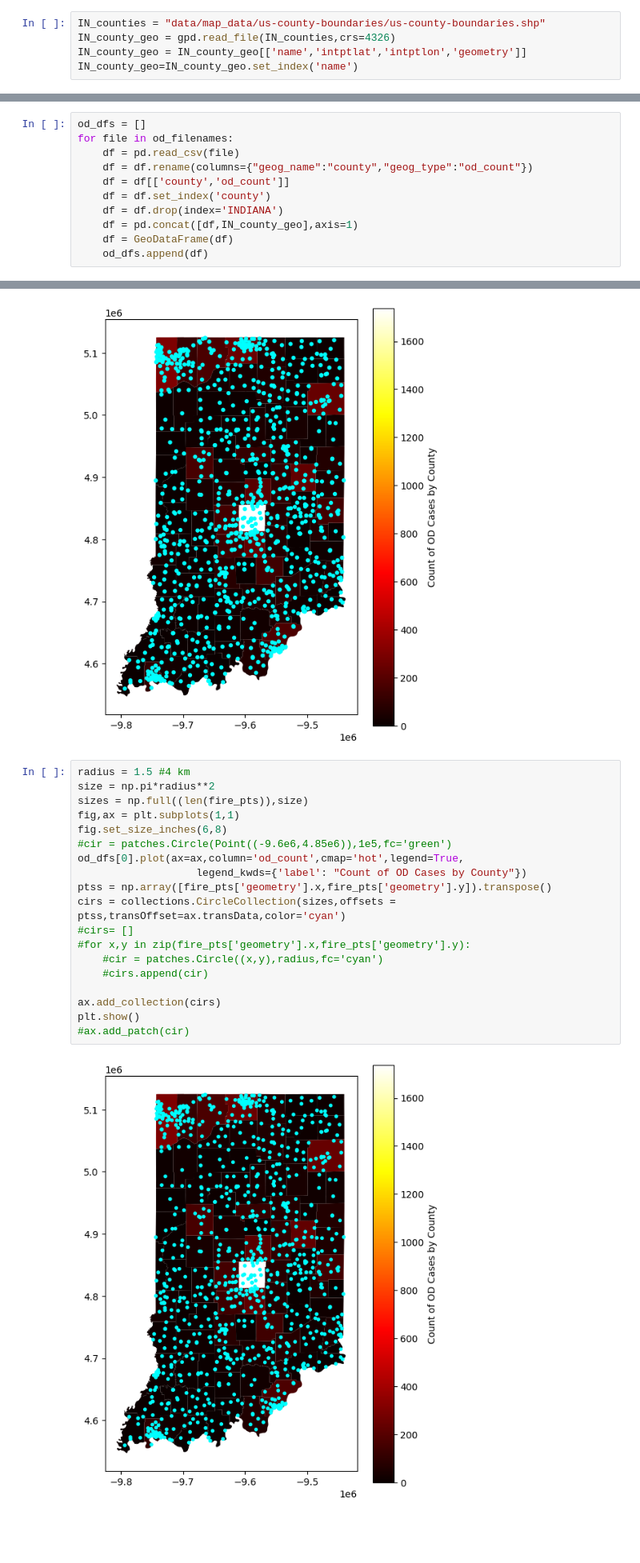
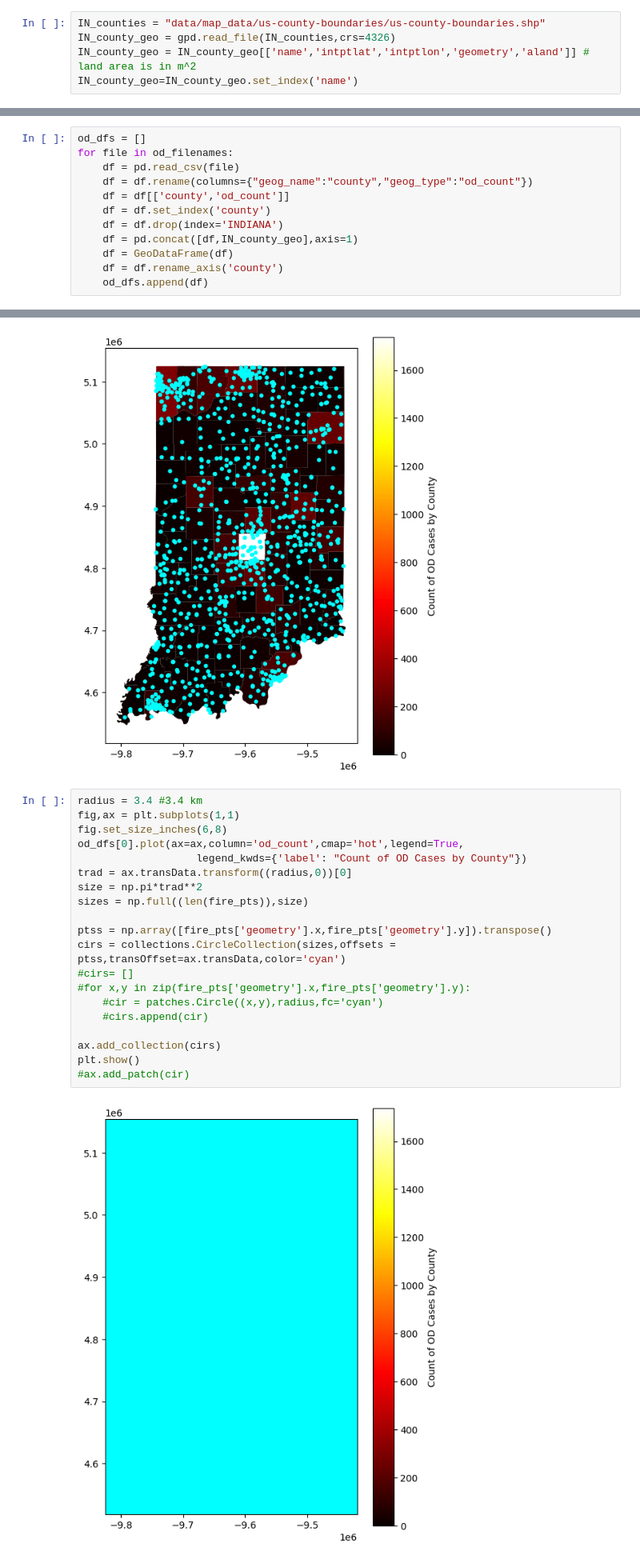
Before and after one commit to jsonirobots/biomed_system_sim, a Jupyter notebook: raw_data_vis.ipynb, the cells around one changed output, grey strips where cells are left out. Shown: that part at 80% size. Drawn from its saved outputs; the diff is of its cells as text; blank space fills up the shorter version.

```diff
--- a/raw_data_vis.ipynb
+++ b/raw_data_vis.ipynb
@@ -55,7 +55,7 @@ plt.show()
 # %%
 IN_counties = "data/map_data/us-county-boundaries/us-county-boundaries.shp"
 IN_county_geo = gpd.read_file(IN_counties,crs=4326)
-IN_county_geo = IN_county_geo[['name','intptlat','intptlon','geometry']]
+IN_county_geo = IN_county_geo[['name','intptlat','intptlon','geometry','aland']] # land area is in m^2
 IN_county_geo=IN_county_geo.set_index('name')
 # %%
 county_centers = IN_county_geo[['intptlat','intptlon']].copy()
@@ -93,6 +93,7 @@ for file in od_filenames:
     df = df.drop(index='INDIANA')
     df = pd.concat([df,IN_county_geo],axis=1)
     df = GeoDataFrame(df)
+    df = df.rename_axis('county')
     od_dfs.append(df)
 # %%
 fig, axs = plt.subplots(2,2)
@@ -132,23 +133,24 @@ for x,y in zip(fire_pts['geometry'].x,fire_pts['geometry'].y):
 # %% [output]
 [figure]
 # %%
-radius = 1.5 #4 km
-size = np.pi*radius**2
-sizes = np.full((len(fire_pts)),size)
+radius = 3.4 #3.4 km
 fig,ax = plt.subplots(1,1)
 fig.set_size_inches(6,8)
-#cir = patches.Circle(Point((-9.6e6,4.85e6)),1e5,fc='green')
 od_dfs[0].plot(ax=ax,column='od_count',cmap='hot',legend=True,
                    legend_kwds={'label': "Count of OD Cases by County"})
+trad = ax.transData.transform((radius,0))[0]
+size = np.pi*trad**2
+sizes = np.full((len(fire_pts)),size)
+
 ptss = np.array([fire_pts['geometry'].x,fire_pts['geometry'].y]).transpose()
 cirs = collections.CircleCollection(sizes,offsets = ptss,transOffset=ax.transData,color='cyan')
 #cirs= []
 #for x,y in zip(fire_pts['geometry'].x,fire_pts['geometry'].y):
     #cir = patches.Circle((x,y),radius,fc='cyan')
     #cirs.append(cir)
 
 ax.add_collection(cirs)
 plt.show()
 #ax.add_patch(cir)
 # %% [output]
-[figure, old version]
+[figure, new version]
```
Also changed, not shown: parts of 7 cells of this notebook, 22 other files.
